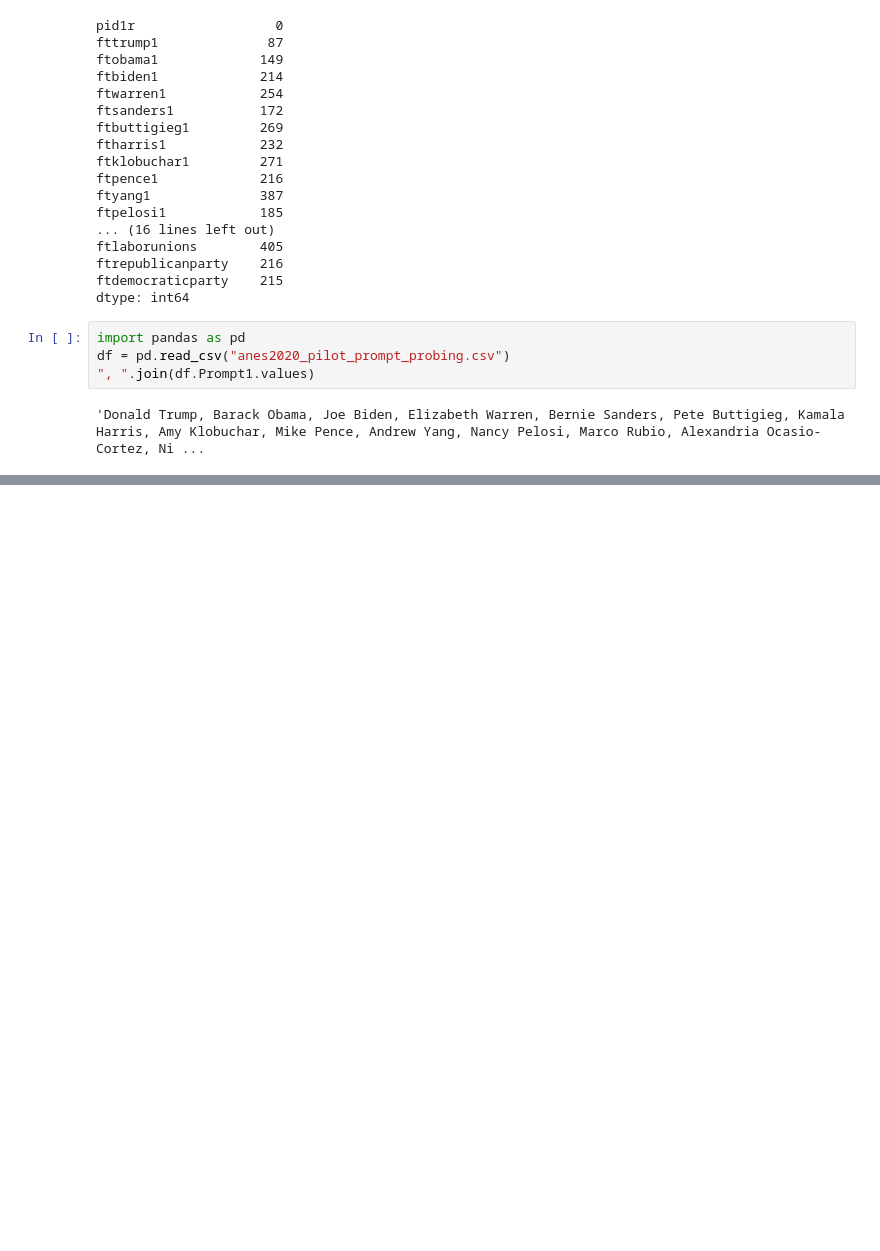
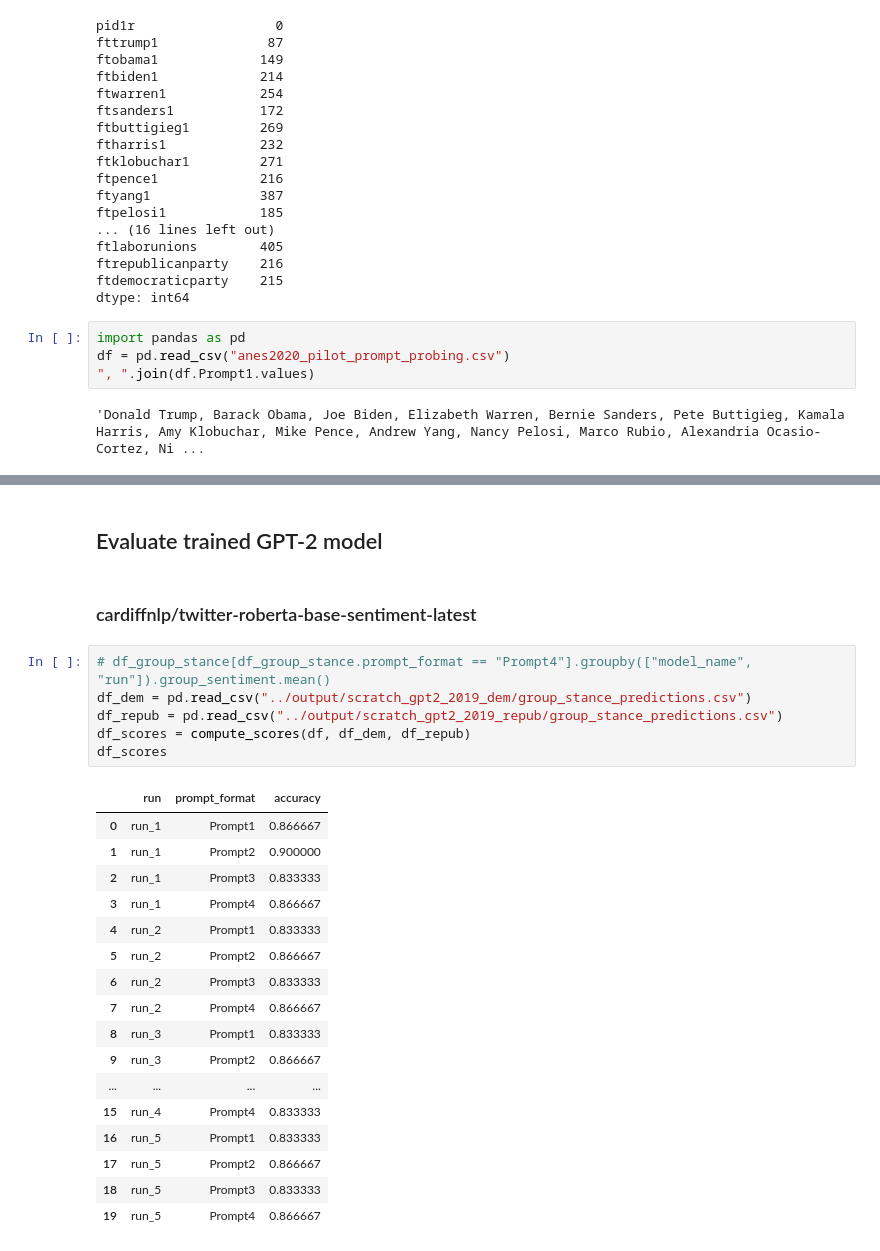
Before and after one commit to hjian42/CommunityLM, a Jupyter notebook: inference/anes2020_pilot.ipynb, the cells around one changed output, grey strips where cells are left out. Saved outputs shown, nothing was run; the diff lists cells and outputs as text; blank space fills up the shorter version.

```diff
--- a/inference/anes2020_pilot.ipynb
+++ b/inference/anes2020_pilot.ipynb
@@ -287,0 +360,28 @@ df = pd.read_csv("anes2020_pilot_prompt_probing.csv")
+# %% [markdown]
+## Evaluate trained GPT-2 model
+# %% [markdown]
+### cardiffnlp/twitter-roberta-base-sentiment-latest
+# %%
+# df_group_stance[df_group_stance.prompt_format == "Prompt4"].groupby(["model_name", "run"]).group_sentiment.mean()
+df_dem = pd.read_csv("../output/scratch_gpt2_2019_dem/group_stance_predictions.csv")
+df_repub = pd.read_csv("../output/scratch_gpt2_2019_repub/group_stance_predictions.csv")
+df_scores = compute_scores(df, df_dem, df_repub)
+df_scores
+# %% [output]
+|  | run | prompt_format | accuracy |
+| 0 | run_1 | Prompt1 | 0.866667 |
+| 1 | run_1 | Prompt2 | 0.900000 |
+| 2 | run_1 | Prompt3 | 0.833333 |
+| 3 | run_1 | Prompt4 | 0.866667 |
+| 4 | run_2 | Prompt1 | 0.833333 |
+| 5 | run_2 | Prompt2 | 0.866667 |
+| 6 | run_2 | Prompt3 | 0.833333 |
+| 7 | run_2 | Prompt4 | 0.866667 |
+| 8 | run_3 | Prompt1 | 0.833333 |
+| 9 | run_3 | Prompt2 | 0.866667 |
+| ... | ... | ... | ... |
+| 15 | run_4 | Prompt4 | 0.833333 |
+| 16 | run_5 | Prompt1 | 0.833333 |
+| 17 | run_5 | Prompt2 | 0.866667 |
+| 18 | run_5 | Prompt3 | 0.833333 |
+| 19 | run_5 | Prompt4 | 0.866667 |
```
Also changed, not shown: parts of 9 cells of this notebook, 1 other file.
